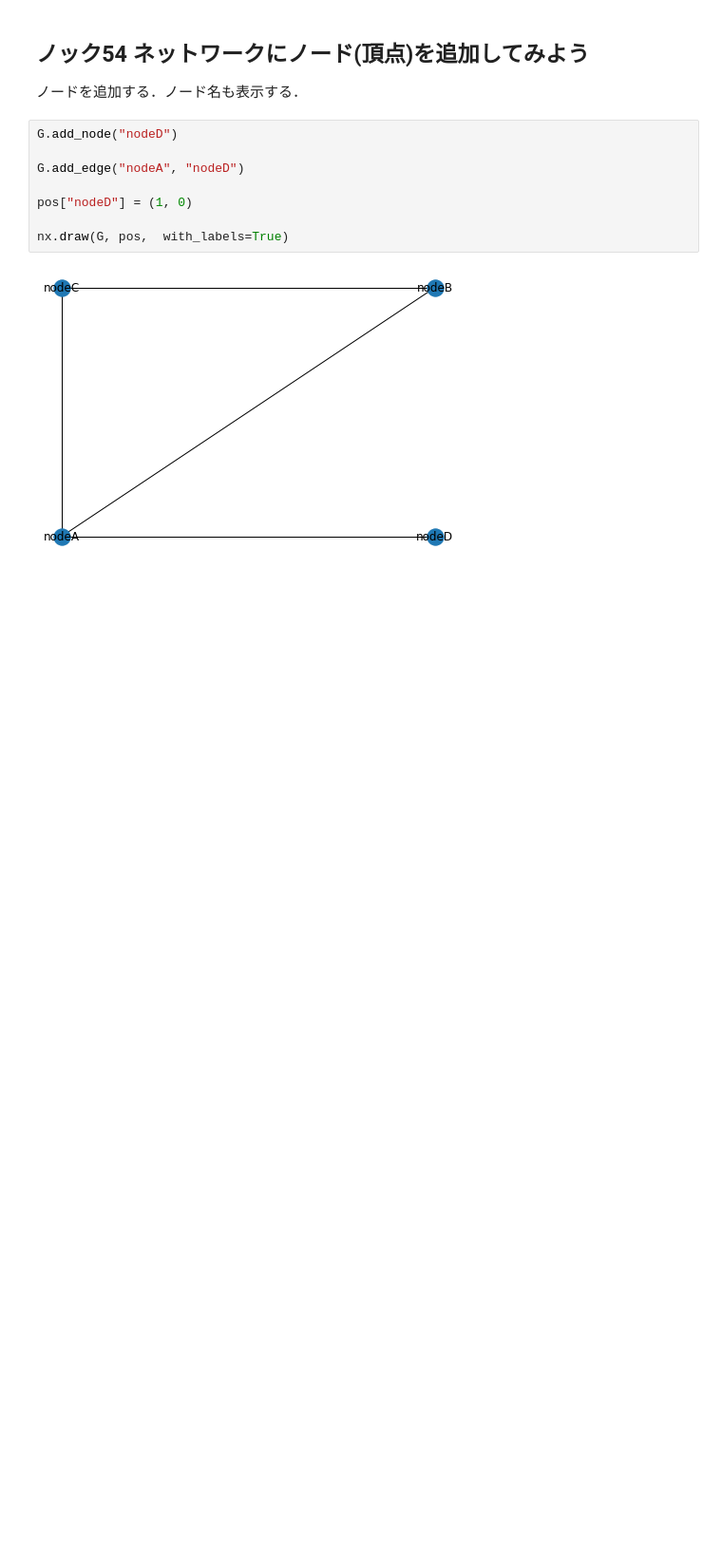
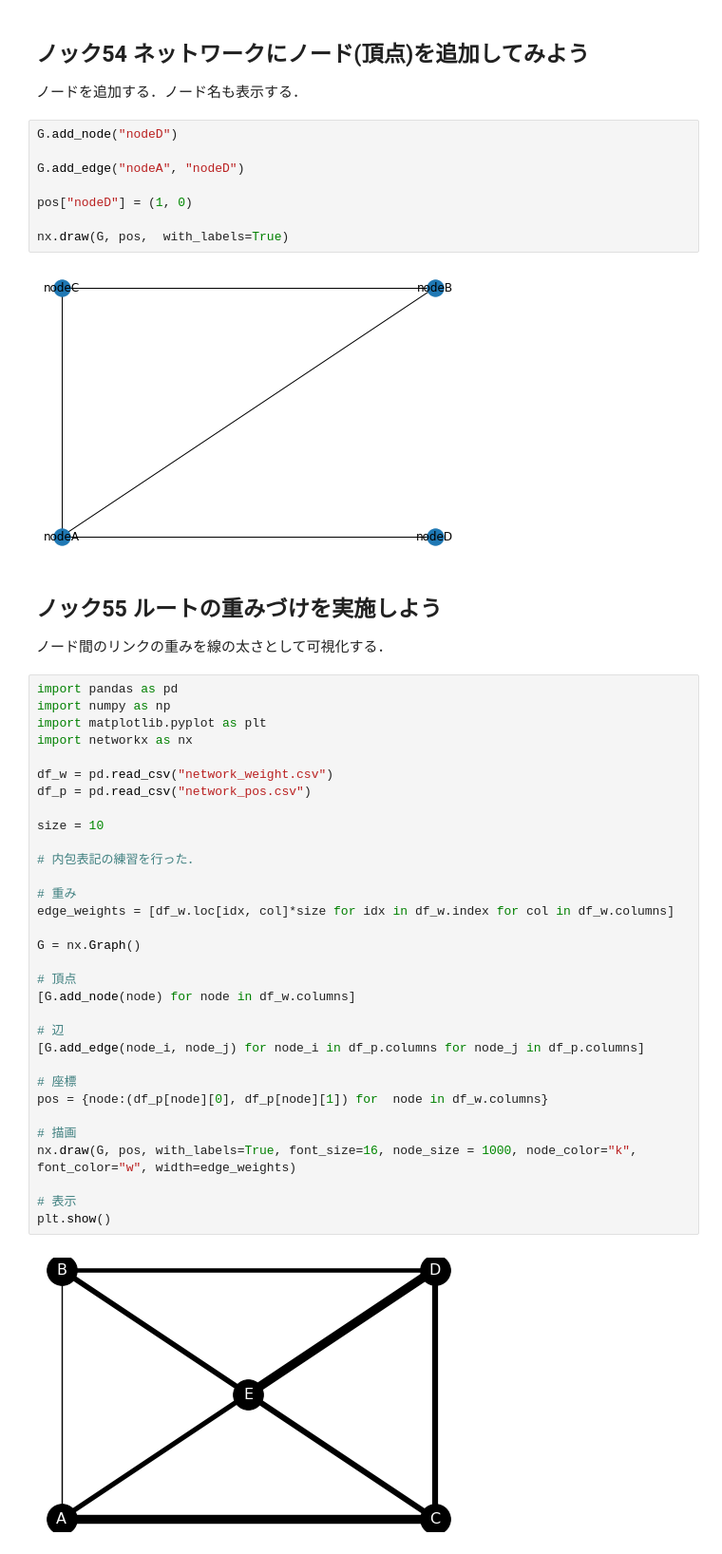
Before and after one commit to color-kurenawi/practical_data_analysis_100, a Jupyter notebook: chapter_06.ipynb, the cells around one changed output. Shown at 95% size. Drawn from its saved outputs; the diff is of its cells as text; blank space fills up the shorter version.

```diff
--- a/chapter_06.ipynb
+++ b/chapter_06.ipynb
@@ -182,3 +182,40 @@ pos["nodeD"] = (1, 0)
 nx.draw(G, pos,  with_labels=True)
 # %% [output]
 [figure]
+# %% [markdown]
+## ノック55 ルートの重みづけを実施しよう
+ノード間のリンクの重みを線の太さとして可視化する．
+# %%
+import pandas as pd
+import numpy as np
+import matplotlib.pyplot as plt
+import networkx as nx
+
+df_w = pd.read_csv("network_weight.csv")
+df_p = pd.read_csv("network_pos.csv")
+
+size = 10
+
+# 内包表記の練習を行った．
+
+# 重み
+edge_weights = [df_w.loc[idx, col]*size for idx in df_w.index for col in df_w.columns]
+
+G = nx.Graph()
+
+# 頂点
+[G.add_node(node) for node in df_w.columns]
+
+# 辺
+[G.add_edge(node_i, node_j) for node_i in df_p.columns for node_j in df_p.columns]
+
+# 座標
+pos = {node:(df_p[node][0], df_p[node][1]) for  node in df_w.columns}
+
+# 描画
+nx.draw(G, pos, with_labels=True, font_size=16, node_size = 1000, node_color="k", font_color="w", width=edge_weights)
+
+# 表示
+plt.show()
+# %% [output]
+[figure, added]
```
